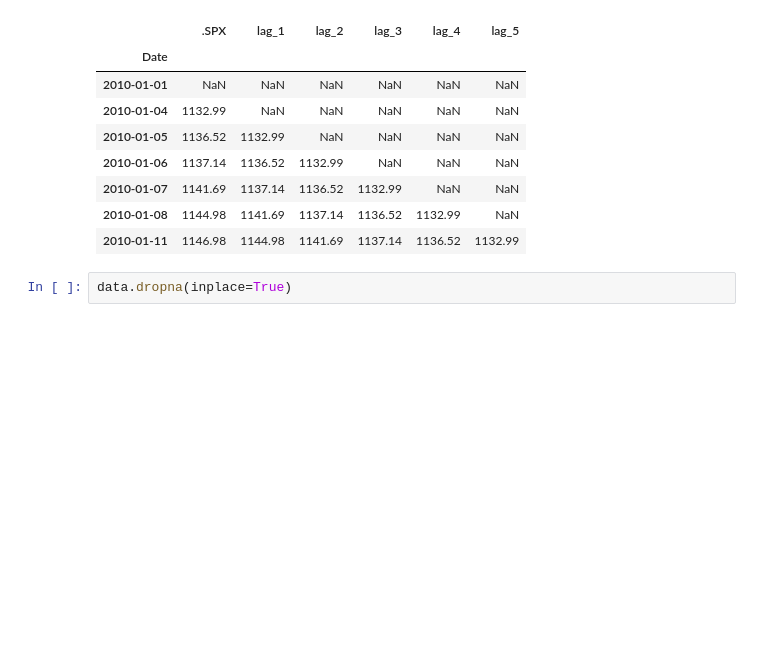
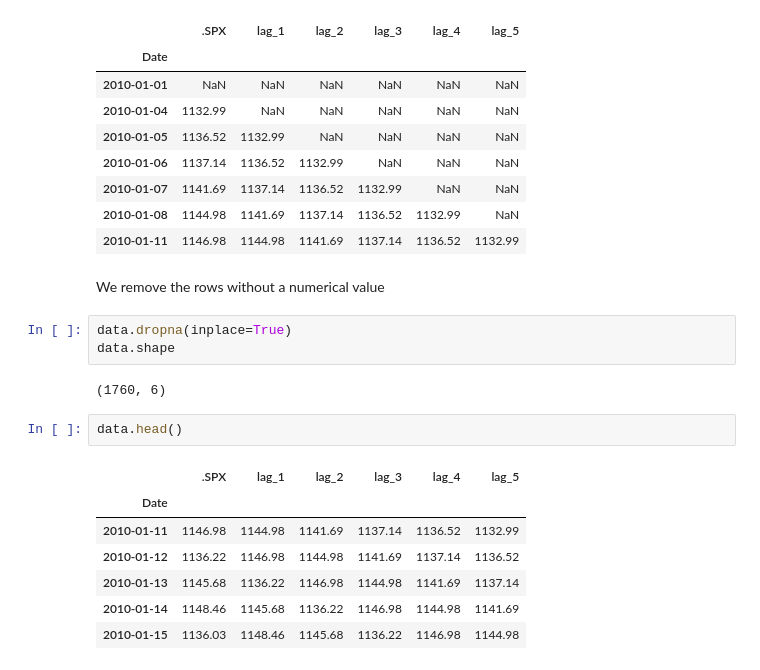
Before and after one commit to luigiselmi/finstat, a Jupyter notebook: hilpisch/ch15_trading_strategies.ipynb, the cells around one changed output. Saved outputs shown, nothing was run; the diff lists cells and outputs as text; blank space fills up the shorter version.

```diff
--- a/hilpisch/ch15_trading_strategies.ipynb
+++ b/hilpisch/ch15_trading_strategies.ipynb
@@ -238,5 +247,20 @@ data.head(7)
 | 2010-01-07 | 1141.69 | 1137.14 | 1136.52 | 1132.99 | NaN | NaN |
 | 2010-01-08 | 1144.98 | 1141.69 | 1137.14 | 1136.52 | 1132.99 | NaN |
 | 2010-01-11 | 1146.98 | 1144.98 | 1141.69 | 1137.14 | 1136.52 | 1132.99 |
+# %% [markdown]
+We remove the rows without a numerical value
 # %%
 data.dropna(inplace=True)
+data.shape
+# %% [output]
+(1760, 6)
+# %%
+data.head()
+# %% [output]
+|  | .SPX | lag_1 | lag_2 | lag_3 | lag_4 | lag_5 |
+| Date |  |  |  |  |  |  |
+| 2010-01-11 | 1146.98 | 1144.98 | 1141.69 | 1137.14 | 1136.52 | 1132.99 |
+| 2010-01-12 | 1136.22 | 1146.98 | 1144.98 | 1141.69 | 1137.14 | 1136.52 |
+| 2010-01-13 | 1145.68 | 1136.22 | 1146.98 | 1144.98 | 1141.69 | 1137.14 |
+| 2010-01-14 | 1148.46 | 1145.68 | 1136.22 | 1146.98 | 1144.98 | 1141.69 |
+| 2010-01-15 | 1136.03 | 1148.46 | 1145.68 | 1136.22 | 1146.98 | 1144.98 |
```
Also changed, not shown: parts of 46 cells of this notebook.
